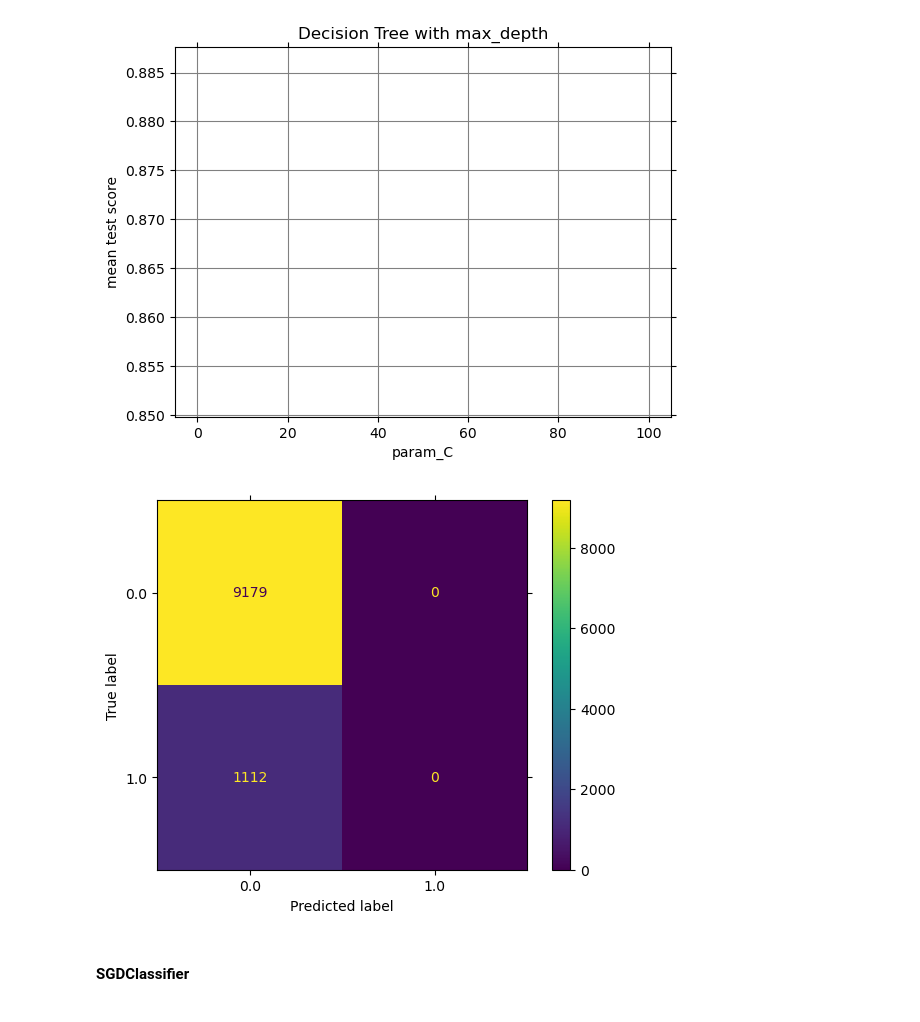
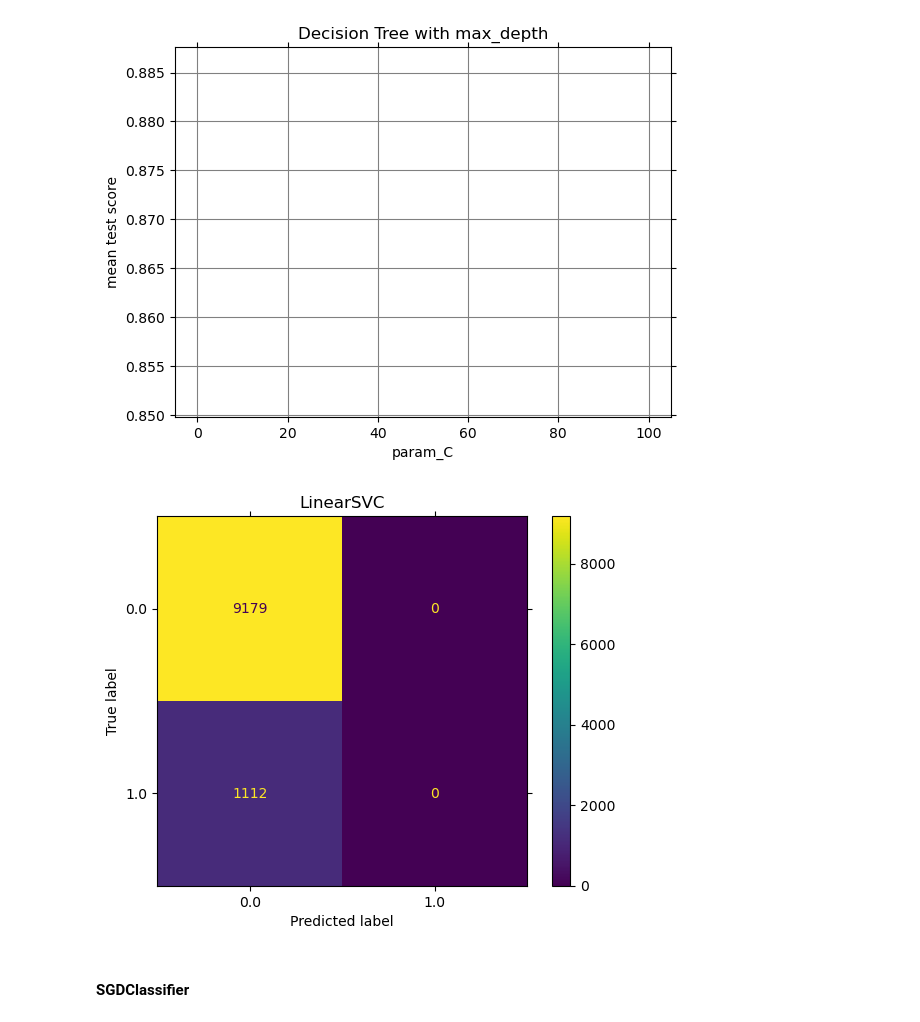
Before and after one commit to trguduru/bank_marketing_prediction, a Jupyter notebook: prompt_III.ipynb, the cells around one changed output. Cells and saved outputs as stored; diff of their text form; code cells hidden in the pictures.

```diff
--- a/prompt_III.ipynb
+++ b/prompt_III.ipynb
@@ -609,10 +609,11 @@ def tune_model(model,grid_params):
     return gs,gs_train_score,gs_test_score
 
 # create a function for confusion matrix plot
-def plot_confusion_matrix(gs):
+def plot_confusion_matrix(gs, title):
     cm = confusion_matrix(y_test,gs.predict(X_test))
     disp = ConfusionMatrixDisplay(confusion_matrix=cm,display_labels=gs.classes_)
     disp.plot()
+    disp.ax_.set_title(title)
 # %% [markdown]
 #### Logistic Regression
 Tune hyper paramters of Logistic Regression.
@@ -789,9 +790,9 @@ plt.show()
 # %% [output]
 [figure]
 # %%
-plot_confusion_matrix(lsvc_gs)
+plot_confusion_matrix(lsvc_gs,'LinearSVC')
 # %% [output]
-[figure, old version]
+[figure, new version]
 # %% [markdown]
 #### SGDClassifier
 # %%
```
Also changed, not shown: parts of 5 cells of this notebook, 5 other files.
